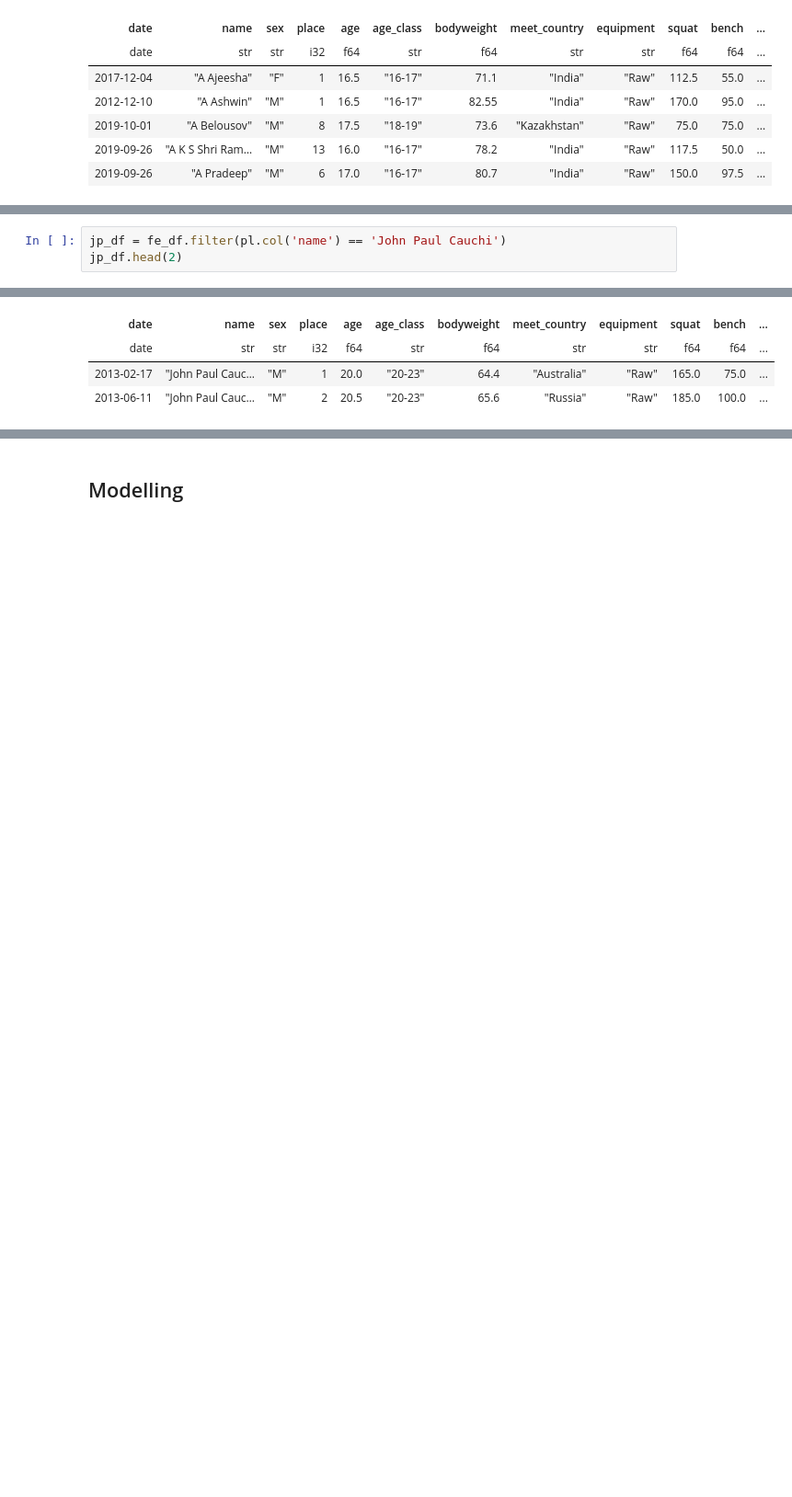
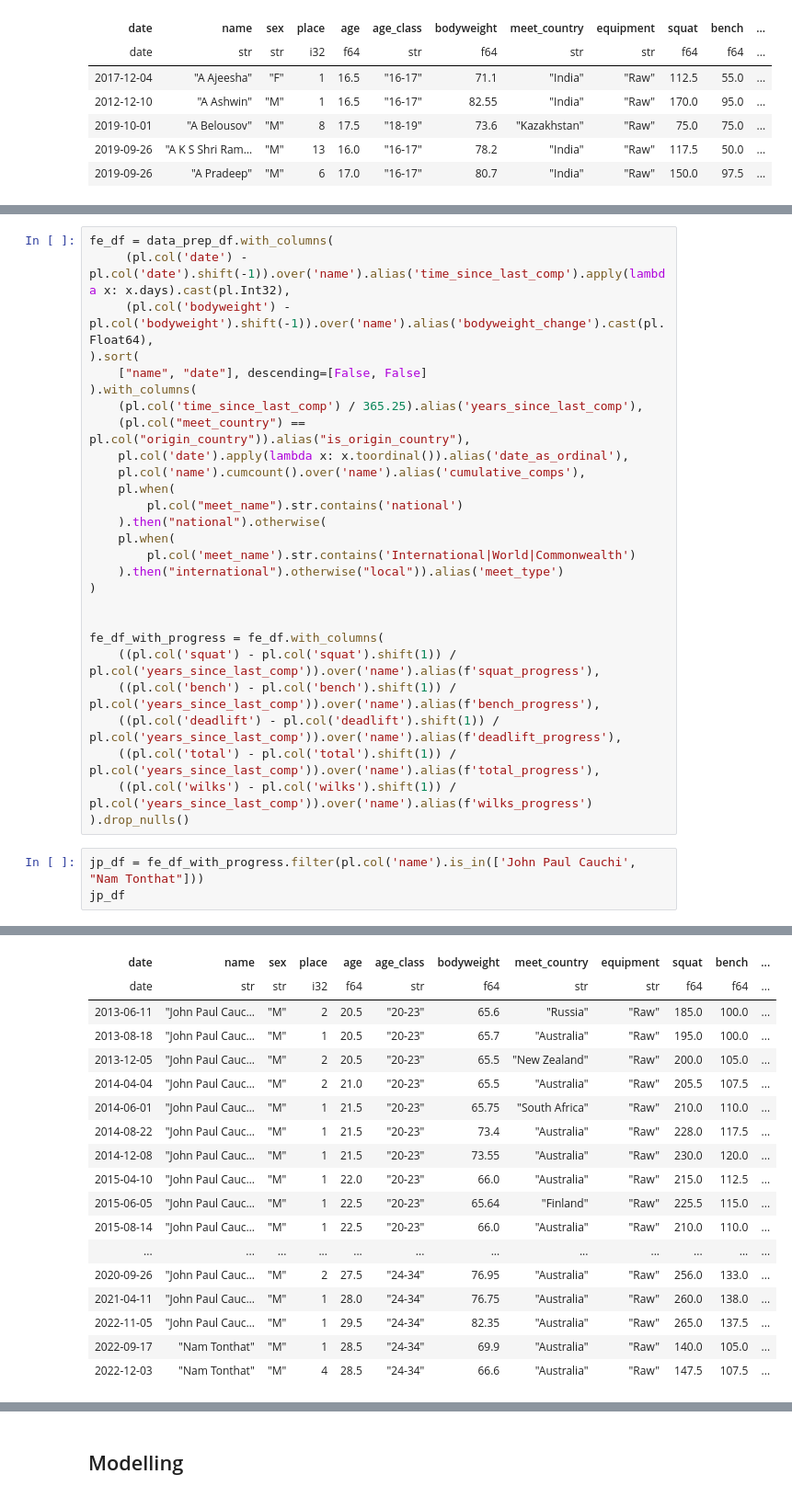
Before and after one commit to namtonthat/powerlifting-ml-progress, a Jupyter notebook: notebooks/etl.ipynb, the cells around one changed output, grey strips where cells are left out. Shown: that part at 92% size. Saved outputs shown, nothing was run; the diff lists cells and outputs as text; blank space fills up the shorter version.

```diff
--- a/notebooks/etl.ipynb
+++ b/notebooks/etl.ipynb
@@ -169,4 +138,31 @@ lifters_df = fe_df.select(
+# %%
+fe_df = data_prep_df.with_columns(
+     (pl.col('date') - pl.col('date').shift(-1)).over('name').alias('time_since_last_comp').apply(lambda x: x.days).cast(pl.Int32),
+     (pl.col('bodyweight') - pl.col('bodyweight').shift(-1)).over('name').alias('bodyweight_change').cast(pl.Float64),
+).sort(
+    ["name", "date"], descending=[False, False]
+).with_columns(
+    (pl.col('time_since_last_comp') / 365.25).alias('years_since_last_comp'),
+    (pl.col("meet_country") == pl.col("origin_country")).alias("is_origin_country"),
+    pl.col('date').apply(lambda x: x.toordinal()).alias('date_as_ordinal'),
+    pl.col('name').cumcount().over('name').alias('cumulative_comps'),
+    pl.when(
+        pl.col("meet_name").str.contains('national')
+    ).then("national").otherwise(
+    pl.when(
+        pl.col('meet_name').str.contains('International|World|Commonwealth')
+    ).then("international").otherwise("local")).alias('meet_type')
+)
+
+
+fe_df_with_progress = fe_df.with_columns(
+    ((pl.col('squat') - pl.col('squat').shift(1)) / pl.col('years_since_last_comp')).over('name').alias(f'squat_progress'),
+    ((pl.col('bench') - pl.col('bench').shift(1)) / pl.col('years_since_last_comp')).over('name').alias(f'bench_progress'),
+    ((pl.col('deadlift') - pl.col('deadlift').shift(1)) / pl.col('years_since_last_comp')).over('name').alias(f'deadlift_progress'),
+    ((pl.col('total') - pl.col('total').shift(1)) / pl.col('years_since_last_comp')).over('name').alias(f'total_progress'),
+    ((pl.col('wilks') - pl.col('wilks').shift(1)) / pl.col('years_since_last_comp')).over('name').alias(f'wilks_progress')
+).drop_nulls()
 # %%
-jp_df = fe_df.filter(pl.col('name') == 'John Paul Cauchi')
-jp_df.head(2)
+jp_df = fe_df_with_progress.filter(pl.col('name').is_in(['John Paul Cauchi', "Nam Tonthat"]))
+jp_df
 # %% [output]
@@ -174,4 +170,18 @@ shape: (2, 18)
 | date | name | sex | place | age | age_class | bodyweight | meet_country | equipment | squat | bench | ... |
 | date | str | str | i32 | f64 | str | f64 | str | str | f64 | f64 | ... |
-| 2013-02-17 | "John Paul Cauc… | "M" | 1 | 20.0 | "20-23" | 64.4 | "Australia" | "Raw" | 165.0 | 75.0 | ... |
 | 2013-06-11 | "John Paul Cauc… | "M" | 2 | 20.5 | "20-23" | 65.6 | "Russia" | "Raw" | 185.0 | 100.0 | ... |
+| 2013-08-18 | "John Paul Cauc… | "M" | 1 | 20.5 | "20-23" | 65.7 | "Australia" | "Raw" | 195.0 | 100.0 | ... |
+| 2013-12-05 | "John Paul Cauc… | "M" | 2 | 20.5 | "20-23" | 65.5 | "New Zealand" | "Raw" | 200.0 | 105.0 | ... |
+| 2014-04-04 | "John Paul Cauc… | "M" | 2 | 21.0 | "20-23" | 65.5 | "Australia" | "Raw" | 205.5 | 107.5 | ... |
+| 2014-06-01 | "John Paul Cauc… | "M" | 1 | 21.5 | "20-23" | 65.75 | "South Africa" | "Raw" | 210.0 | 110.0 | ... |
+| 2014-08-22 | "John Paul Cauc… | "M" | 1 | 21.5 | "20-23" | 73.4 | "Australia" | "Raw" | 228.0 | 117.5 | ... |
+| 2014-12-08 | "John Paul Cauc… | "M" | 1 | 21.5 | "20-23" | 73.55 | "Australia" | "Raw" | 230.0 | 120.0 | ... |
+| 2015-04-10 | "John Paul Cauc… | "M" | 1 | 22.0 | "20-23" | 66.0 | "Australia" | "Raw" | 215.0 | 112.5 | ... |
+| 2015-06-05 | "John Paul Cauc… | "M" | 1 | 22.5 | "20-23" | 65.64 | "Finland" | "Raw" | 225.5 | 115.0 | ... |
+| 2015-08-14 | "John Paul Cauc… | "M" | 1 | 22.5 | "20-23" | 66.0 | "Australia" | "Raw" | 210.0 | 110.0 | ... |
+| ... | ... | ... | ... | ... | ... | ... | ... | ... | ... | ... | ... |
+| 2020-09-26 | "John Paul Cauc… | "M" | 2 | 27.5 | "24-34" | 76.95 | "Australia" | "Raw" | 256.0 | 133.0 | ... |
+| 2021-04-11 | "John Paul Cauc… | "M" | 1 | 28.0 | "24-34" | 76.75 | "Australia" | "Raw" | 260.0 | 138.0 | ... |
+| 2022-11-05 | "John Paul Cauc… | "M" | 1 | 29.5 | "24-34" | 82.35 | "Australia" | "Raw" | 265.0 | 137.5 | ... |
+| 2022-09-17 | "Nam Tonthat" | "M" | 1 | 28.5 | "24-34" | 69.9 | "Australia" | "Raw" | 140.0 | 105.0 | ... |
+| 2022-12-03 | "Nam Tonthat" | "M" | 4 | 28.5 | "24-34" | 66.6 | "Australia" | "Raw" | 147.5 | 107.5 | ... |
```
Also changed, not shown: parts of 6 cells of this notebook.
